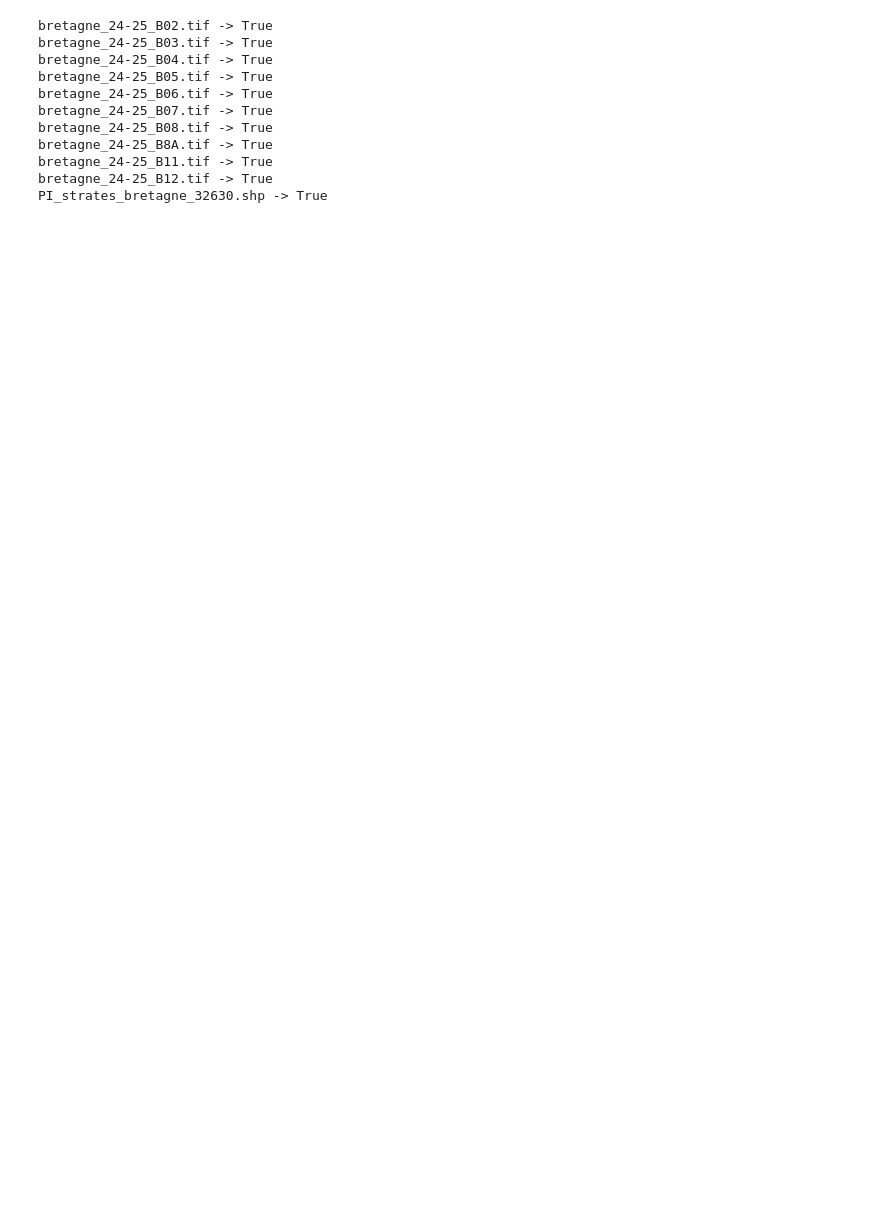
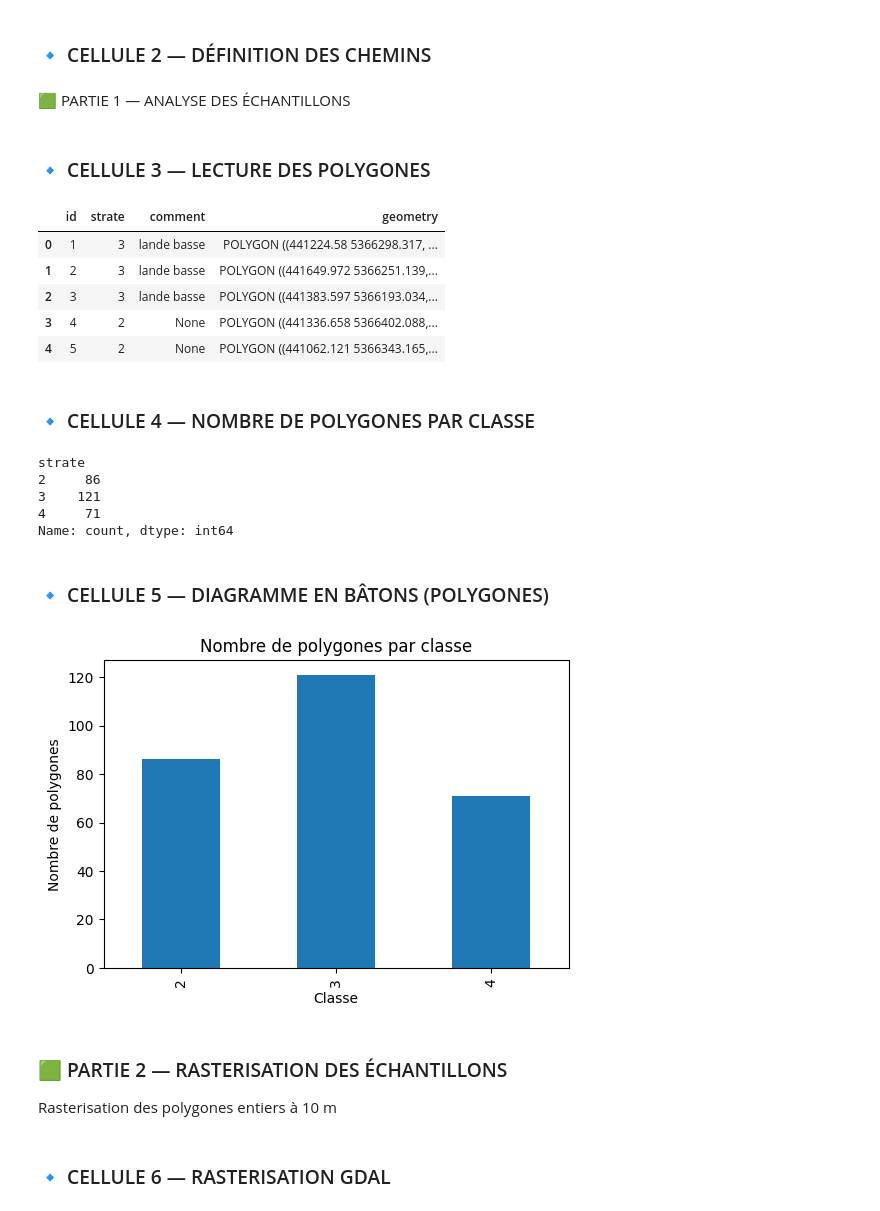
Before and after one commit to diallodjiby/projet_teledectection_DIALLO_Djiby, a Jupyter notebook: projet_telea_DIALLO_Djiby.ipynb, the cells around one changed output. Drawn from its saved outputs; the diff is of its cells as text; code cells hidden in the pictures; blank space fills up the shorter version.

```diff
--- a/projet_telea_DIALLO_Djiby.ipynb
+++ b/projet_telea_DIALLO_Djiby.ipynb
@@ -1 +17,3 @@
+# %% [markdown]
+### 🔹 CELLULE 2 — DÉFINITION DES CHEMINS
 # %%
@@ -29,16 +31,46 @@ NODATA = -9999.0
+# %% [markdown]
+🟩 PARTIE 1 — ANALYSE DES ÉCHANTILLONS
+# %% [markdown]
+### 🔹 CELLULE 3 — LECTURE DES POLYGONES
 # %%
-# ========== Cellule 2 : vérifier présence fichiers ==========
-for p in [B02, B03, B04, B05, B06, B07, B08, B8A, B11, B12, SHP]:
-    print(p.name, "->", p.exists())
+gdf = gpd.read_file(vector_samples)
+gdf.head()
 # %% [output]
-bretagne_24-25_B02.tif -> True
-bretagne_24-25_B03.tif -> True
-bretagne_24-25_B04.tif -> True
-bretagne_24-25_B05.tif -> True
-bretagne_24-25_B06.tif -> True
-bretagne_24-25_B07.tif -> True
-bretagne_24-25_B08.tif -> True
-bretagne_24-25_B8A.tif -> True
-bretagne_24-25_B11.tif -> True
-bretagne_24-25_B12.tif -> True
-PI_strates_bretagne_32630.shp -> True
+|  | id | strate | comment | geometry |
+| 0 | 1 | 3 | lande basse | POLYGON ((441224.58 5366298.317, ... |
+| 1 | 2 | 3 | lande basse | POLYGON ((441649.972 5366251.139,... |
+| 2 | 3 | 3 | lande basse | POLYGON ((441383.597 5366193.034,... |
+| 3 | 4 | 2 | None | POLYGON ((441336.658 5366402.088,... |
+| 4 | 5 | 2 | None | POLYGON ((441062.121 5366343.165,... |
+# %% [markdown]
+### 🔹 CELLULE 4 — NOMBRE DE POLYGONES PAR CLASSE
+# %%
+counts_poly = gdf["strate"].value_counts().sort_index()
+print(counts_poly)
+# %% [output]
+strate
+2     86
+3    121
+4     71
+Name: count, dtype: int64
+# %% [markdown]
+### 🔹 CELLULE 5 — DIAGRAMME EN BÂTONS (POLYGONES)
+# %%
+plt.figure(figsize=(6,4))
+counts_poly.plot(kind="bar")
+
+plt.xlabel("Classe")
+plt.ylabel("Nombre de polygones")
+plt.title("Nombre de polygones par classe")
+
+out = FIG + "/diag_baton_nb_poly_by_class.png"
+plt.savefig(out, dpi=150)
+plt.show()
+# %% [output]
+[figure, added]
+# %% [markdown]
+### 🟩 PARTIE 2 — RASTERISATION DES ÉCHANTILLONS
+
+Rasterisation des polygones entiers à 10 m
+# %% [markdown]
+### 🔹 CELLULE 6 — RASTERISATION GDAL
```
Also changed, not shown: parts of 29 cells of this notebook.
